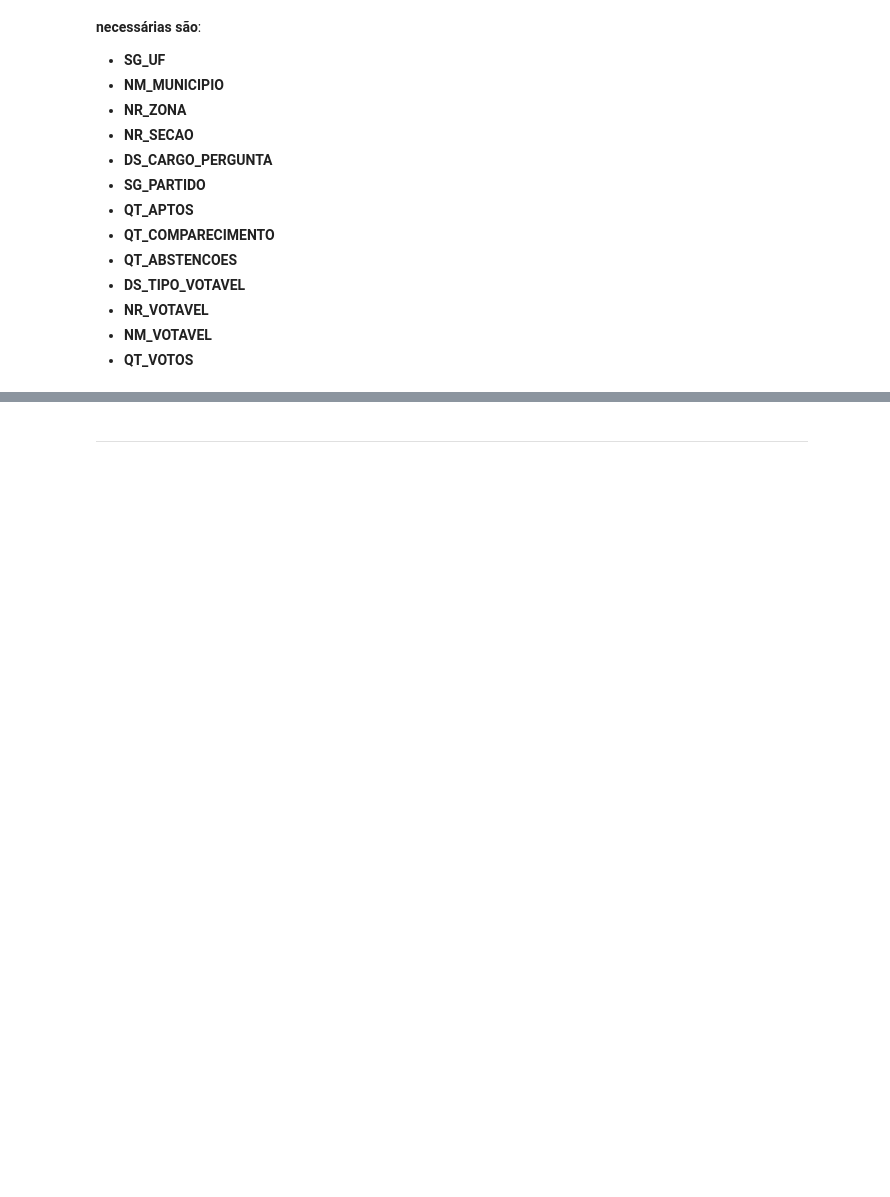
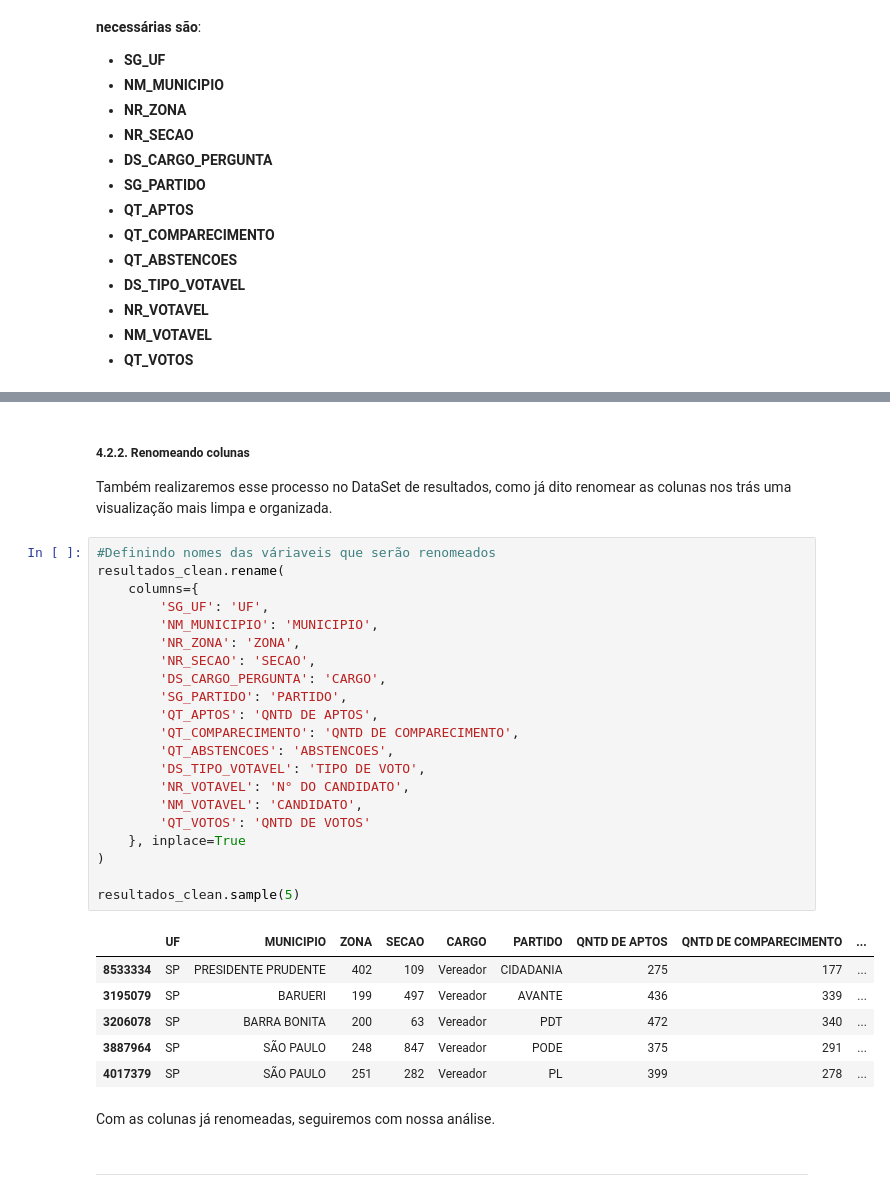
Before and after one commit to gideoni-santos/desafio-RenovaBR, a Jupyter notebook: relatorio.ipynb, the cells around one changed output, grey strips where cells are left out. Drawn from its saved outputs; the diff is of its cells as text; blank space fills up the shorter version.

```diff
--- a/relatorio.ipynb
+++ b/relatorio.ipynb
@@ -666,6 +696,40 @@ resultados_clean.sample(5)
 | 2970604 | SP | SANTA BÁRBARA D'OESTE | 186 | 68 | Vereador | AVANTE | 326 | 236 | ... |
 | 3462293 | SP | MAUÁ | 217 | 260 | Vereador | PP | 461 | 323 | ... |
 | 2992744 | SP | SANTA BÁRBARA D'OESTE | 186 | 295 | Vereador | PV | 387 | 288 | ... |
+# %% [markdown]
+##### **4.2.2. Renomeando colunas**
+
+Também realizaremos esse processo no DataSet de resultados, como já dito renomear as colunas nos trás uma visualização mais limpa e organizada.
+# %%
+#Definindo nomes das váriaveis que serão renomeados
+resultados_clean.rename(
+    columns={
+        'SG_UF': 'UF',
+        'NM_MUNICIPIO': 'MUNICIPIO',
+        'NR_ZONA': 'ZONA',
+        'NR_SECAO': 'SECAO',
+        'DS_CARGO_PERGUNTA': 'CARGO',
+        'SG_PARTIDO': 'PARTIDO',
+        'QT_APTOS': 'QNTD DE APTOS',
+        'QT_COMPARECIMENTO': 'QNTD DE COMPARECIMENTO',
+        'QT_ABSTENCOES': 'ABSTENCOES',
+        'DS_TIPO_VOTAVEL': 'TIPO DE VOTO',
+        'NR_VOTAVEL': 'N° DO CANDIDATO',
+        'NM_VOTAVEL': 'CANDIDATO',
+        'QT_VOTOS': 'QNTD DE VOTOS'
+    }, inplace=True
+)
+
+resultados_clean.sample(5)
+# %% [output]
+|  | UF | MUNICIPIO | ZONA | SECAO | CARGO | PARTIDO | QNTD DE APTOS | QNTD DE COMPARECIMENTO | ... |
+| 8533334 | SP | PRESIDENTE PRUDENTE | 402 | 109 | Vereador | CIDADANIA | 275 | 177 | ... |
+| 3195079 | SP | BARUERI | 199 | 497 | Vereador | AVANTE | 436 | 339 | ... |
+| 3206078 | SP | BARRA BONITA | 200 | 63 | Vereador | PDT | 472 | 340 | ... |
+| 3887964 | SP | SÃO PAULO | 248 | 847 | Vereador | PODE | 375 | 291 | ... |
+| 4017379 | SP | SÃO PAULO | 251 | 282 | Vereador | PL | 399 | 278 | ... |
+# %% [markdown]
+Com as colunas já renomeadas, seguiremos com nossa análise.
 # %% [markdown]
 ---
 # %%
```
Also changed, not shown: parts of 3 cells of this notebook.
